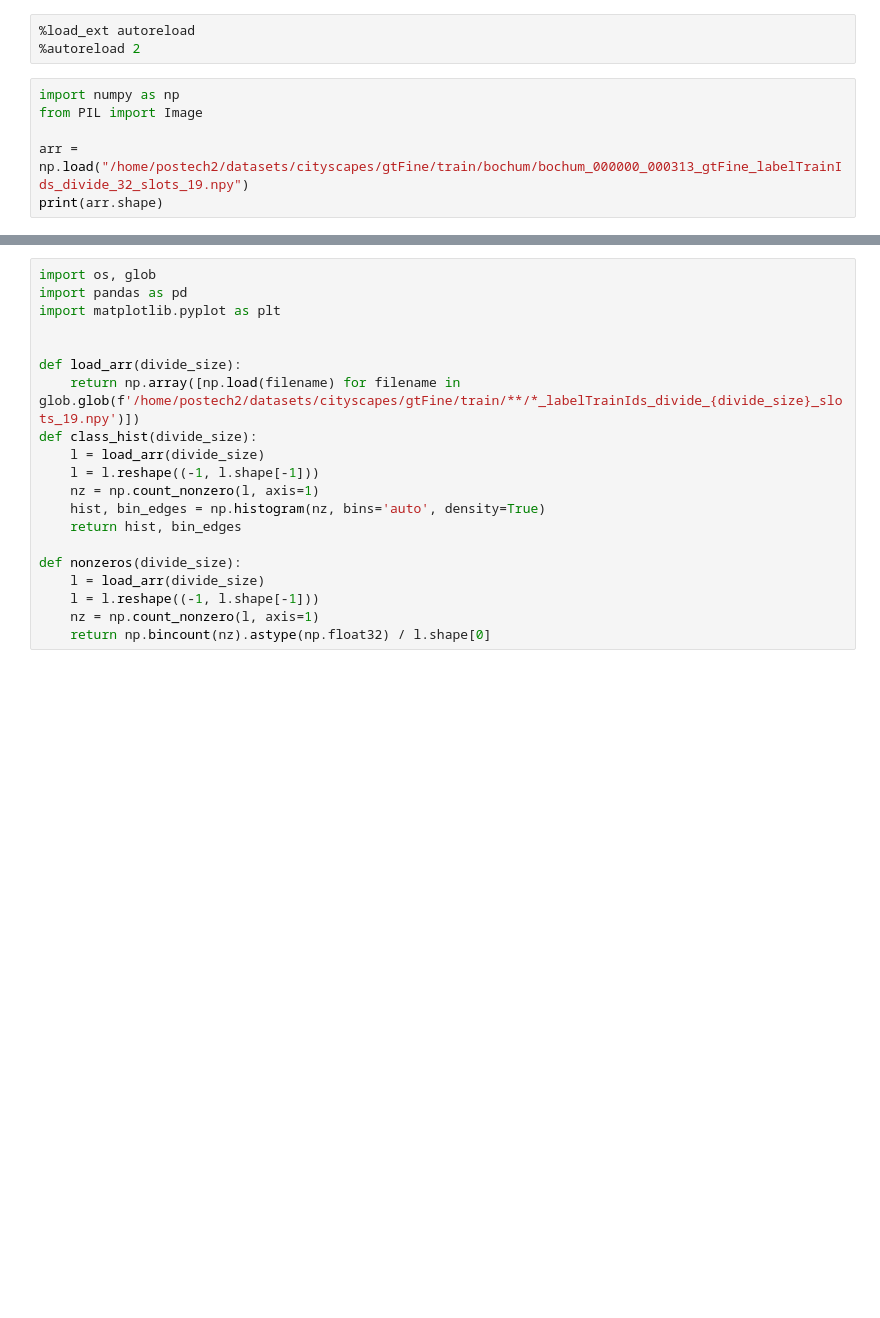
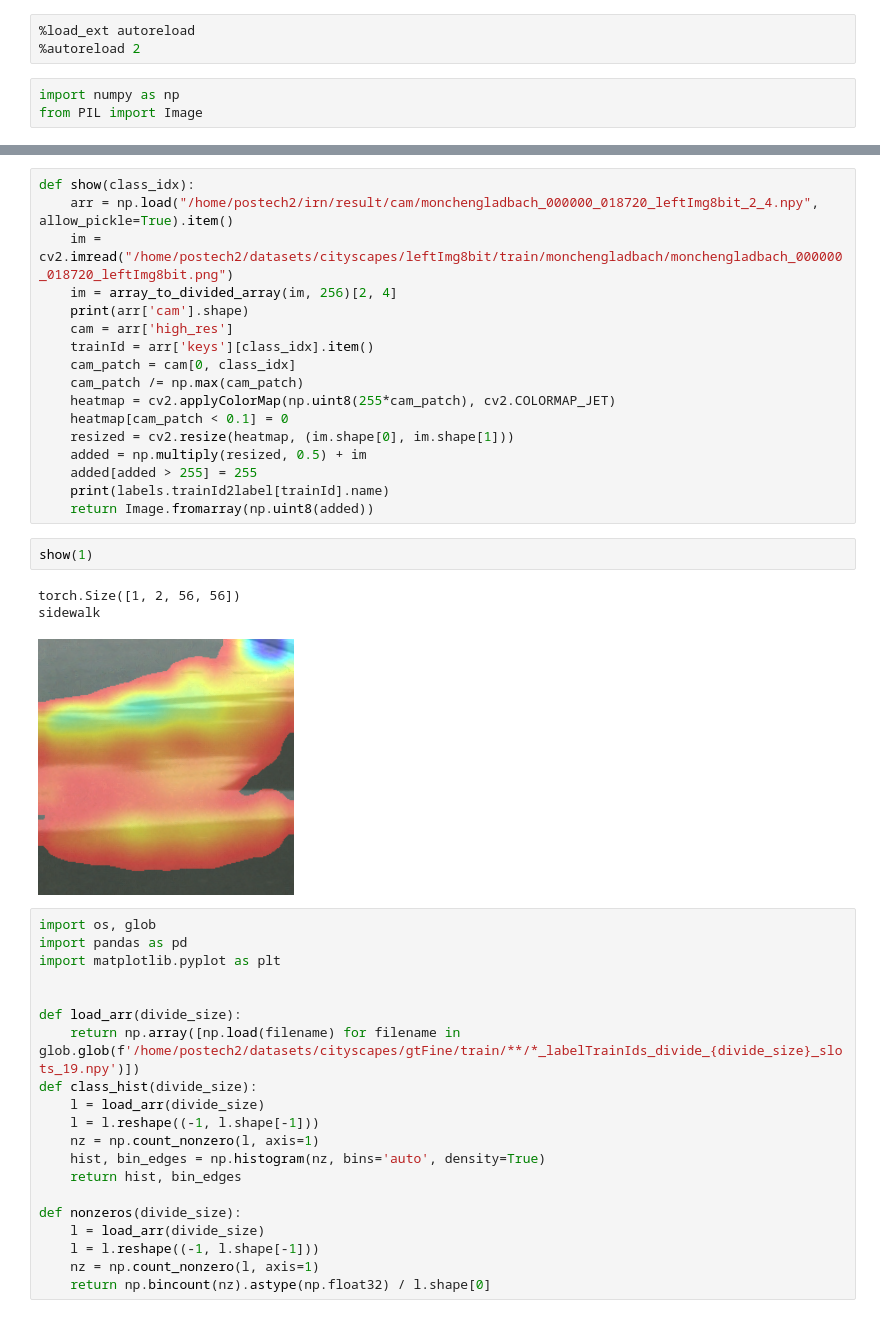
Before and after one commit to jiwoon-ahn/irn, a Jupyter notebook: test.ipynb, the cells around one changed output, grey strips where cells are left out. Saved outputs shown, nothing was run; the diff lists cells and outputs as text; blank space fills up the shorter version.

```diff
--- a/test.ipynb
+++ b/test.ipynb
@@ -4,7 +4,4 @@
 # %%
 import numpy as np
 from PIL import Image
-
-arr = np.load("/home/postech2/datasets/cityscapes/gtFine/train/bochum/bochum_000000_000313_gtFine_labelTrainIds_divide_32_slots_19.npy")
-print(arr.shape)
 # %% [output]
@@ -53,3 +33,26 @@ for i in range(10):
+# %%
+def show(class_idx):
+    arr = np.load("/home/postech2/irn/result/cam/monchengladbach_000000_018720_leftImg8bit_2_4.npy", allow_pickle=True).item()
+    im = cv2.imread("/home/postech2/datasets/cityscapes/leftImg8bit/train/monchengladbach/monchengladbach_000000_018720_leftImg8bit.png")
+    im = array_to_divided_array(im, 256)[2, 4]
+    print(arr['cam'].shape)
+    cam = arr['high_res']
+    trainId = arr['keys'][class_idx].item()
+    cam_patch = cam[0, class_idx]
+    cam_patch /= np.max(cam_patch)
+    heatmap = cv2.applyColorMap(np.uint8(255*cam_patch), cv2.COLORMAP_JET)
+    heatmap[cam_patch < 0.1] = 0
+    resized = cv2.resize(heatmap, (im.shape[0], im.shape[1]))
+    added = np.multiply(resized, 0.5) + im
+    added[added > 255] = 255
+    print(labels.trainId2label[trainId].name)
+    return Image.fromarray(np.uint8(added))
+# %%
+show(1)
+# %% [output]
+torch.Size([1, 2, 56, 56])
+sidewalk
+[figure, added]
 # %%
 import os, glob
 import pandas as pd
```
Also changed, not shown: parts of 4 cells of this notebook, 15 other files.
